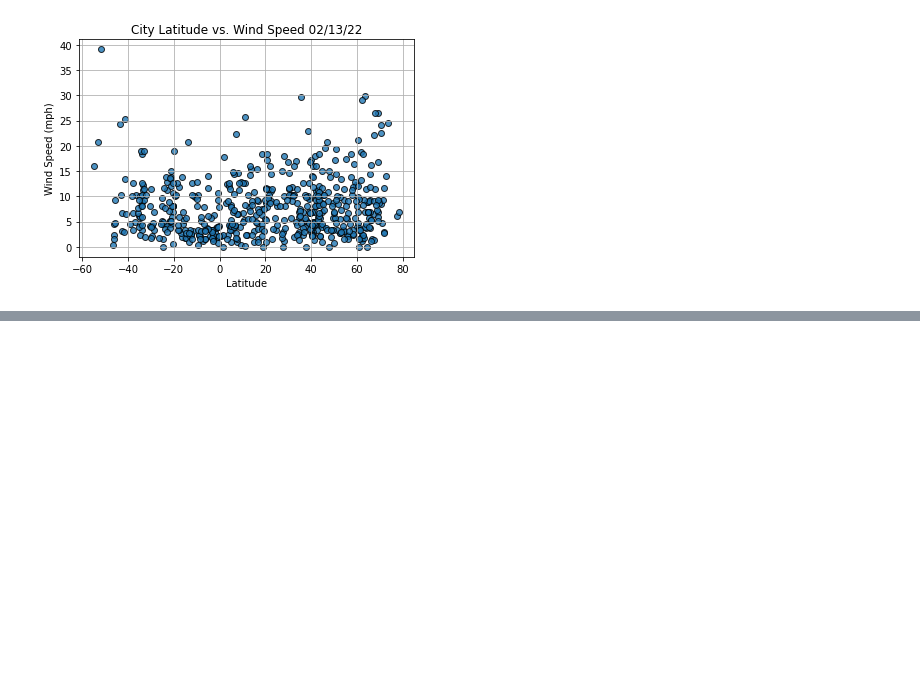
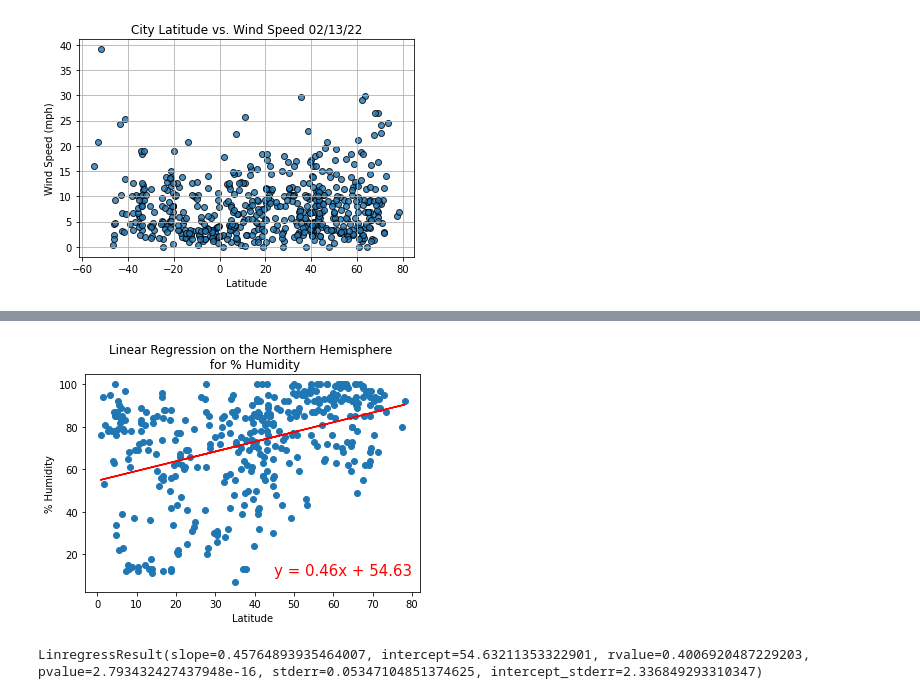
Before and after one commit to ajcurtis916/world_weather_analysis, a Jupyter notebook: WeatherPy.ipynb, the cells around one changed output, grey strips where cells are left out. Cells and saved outputs as stored; diff of their text form; code cells hidden in the pictures; blank space fills up the shorter version.

```diff
--- a/WeatherPy.ipynb
+++ b/WeatherPy.ipynb
@@ -265,0 +365,15 @@ plt.show()
+# %%
+# Linear regression on the Northern Hemisphere
+x_values = northern_hemi_df["Lat"]
+y_values = northern_hemi_df["Humidity"]
+# Call the function.
+plot_linear_regression(x_values, y_values,
+                       'Linear Regression on the Northern Hemisphere \n for % Humidity', '% Humidity',(45,10))
+# %% [output]
+[figure, added]
+# %%
+# determine r-value
+linregress(x_values, y_values)
+#WEAK RELATIONSHIP
+# %% [output]
+LinregressResult(slope=0.45764893935464007, intercept=54.63211353322901, rvalue=0.4006920487229203, pvalue=2.793432427437948e-16, stderr=0.05347104851374625, intercept_stderr=2.336849293310347)
```
Also changed, not shown: parts of 23 cells of this notebook, 2 other files.
